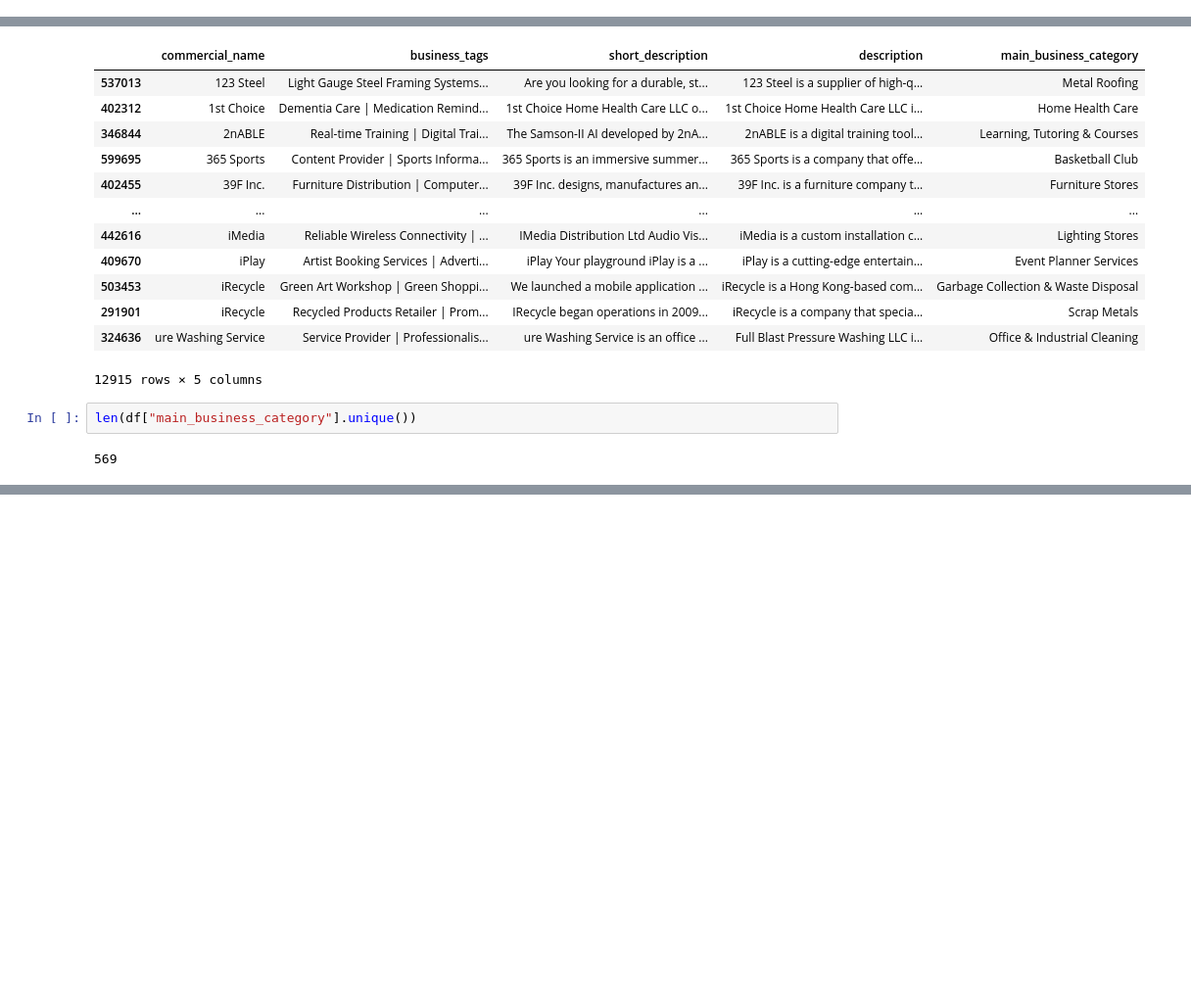
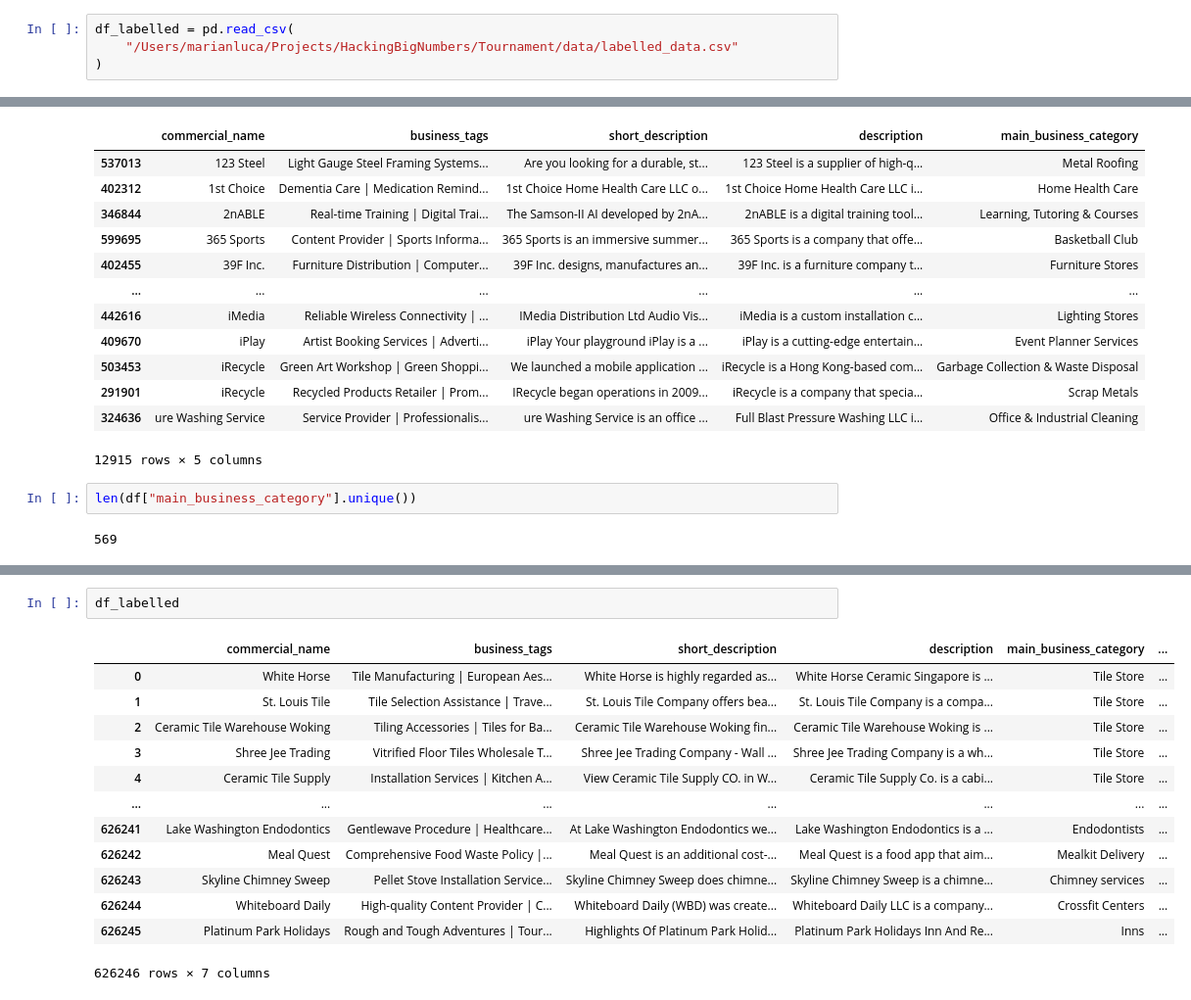
Before and after one commit to luca-marian/tournament, a Jupyter notebook: explore_dataset.ipynb, the cells around one changed output, grey strips where cells are left out. Shown at 98% size. Drawn from its saved outputs; the diff is of its cells as text; blank space fills up the shorter version.

```diff
--- a/explore_dataset.ipynb
+++ b/explore_dataset.ipynb
@@ -56,0 +51,4 @@ df_naics
+# %%
+df_labelled = pd.read_csv(
+    "/Users/marianluca/Projects/HackingBigNumbers/Tournament/data/labelled_data.csv"
+)
@@ -129,0 +204,16 @@ len(df["main_business_category"].unique())
+# %%
+df_labelled
+# %% [output]
+|  | commercial_name | business_tags | short_description | description | main_business_category | ... |
+| 0 | White Horse | Tile Manufacturing | European Aes... | White Horse is highly regarded as... | White Horse Ceramic Singapore is ... | Tile Store | ... |
+| 1 | St. Louis Tile | Tile Selection Assistance | Trave... | St. Louis Tile Company offers bea... | St. Louis Tile Company is a compa... | Tile Store | ... |
+| 2 | Ceramic Tile Warehouse Woking | Tiling Accessories | Tiles for Ba... | Ceramic Tile Warehouse Woking fin... | Ceramic Tile Warehouse Woking is ... | Tile Store | ... |
+| 3 | Shree Jee Trading | Vitrified Floor Tiles Wholesale T... | Shree Jee Trading Company - Wall ... | Shree Jee Trading Company is a wh... | Tile Store | ... |
+| 4 | Ceramic Tile Supply | Installation Services | Kitchen A... | View Ceramic Tile Supply CO. in W... | Ceramic Tile Supply Co. is a cabi... | Tile Store | ... |
+| ... | ... | ... | ... | ... | ... | ... |
+| 626241 | Lake Washington Endodontics | Gentlewave Procedure | Healthcare... | At Lake Washington Endodontics we... | Lake Washington Endodontics is a ... | Endodontists | ... |
+| 626242 | Meal Quest | Comprehensive Food Waste Policy |... | Meal Quest is an additional cost-... | Meal Quest is a food app that aim... | Mealkit Delivery | ... |
+| 626243 | Skyline Chimney Sweep | Pellet Stove Installation Service... | Skyline Chimney Sweep does chimne... | Skyline Chimney Sweep is a chimne... | Chimney services | ... |
+| 626244 | Whiteboard Daily | High-quality Content Provider | C... | Whiteboard Daily (WBD) was create... | Whiteboard Daily LLC is a company... | Crossfit Centers | ... |
+| 626245 | Platinum Park Holidays | Rough and Tough Adventures | Tour... | Highlights Of Platinum Park Holid... | Platinum Park Holidays Inn And Re... | Inns | ... |
+626246 rows × 7 columns
```
Also changed, not shown: parts of 7 cells of this notebook, 5 other files.
